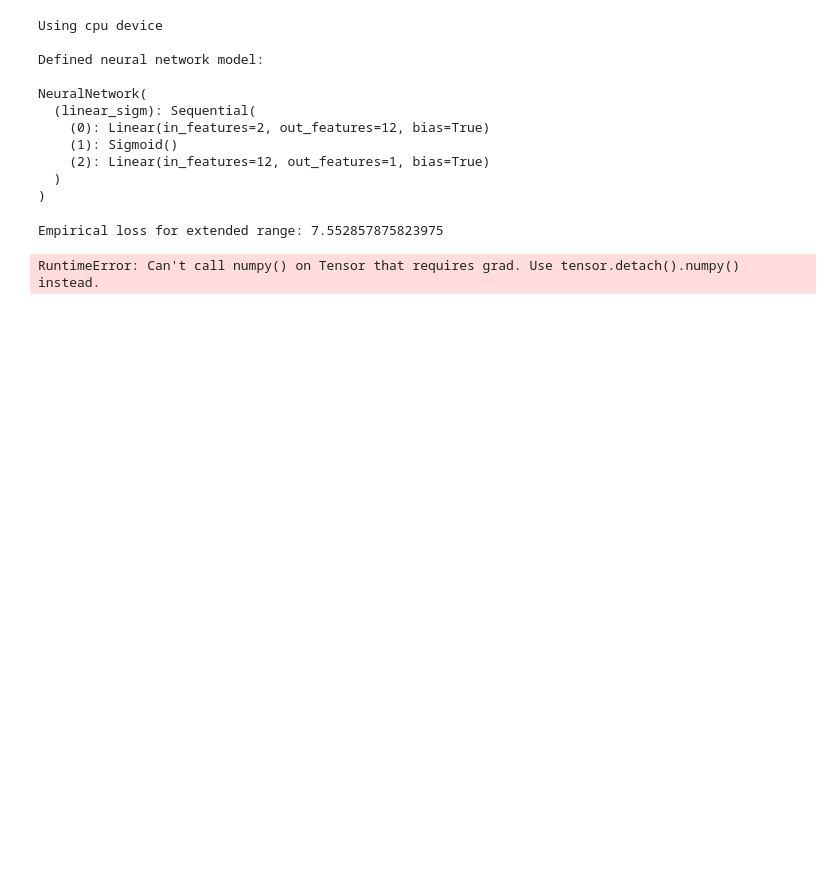
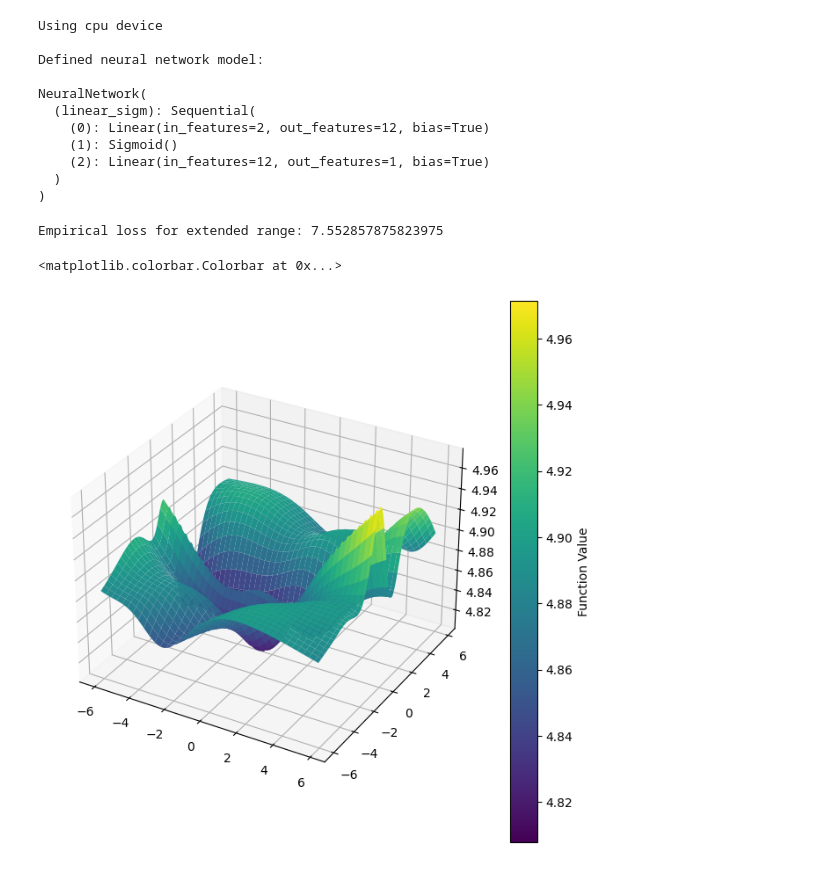
Before and after one commit to schmijul/introToML_TUD, a Jupyter notebook: ho1/eml2023-ha01-problem-03-pytorch.ipynb, the cells around one changed output. Cells and saved outputs as stored; diff of their text form; code cells hidden in the pictures; blank space fills up the shorter version.

```diff
--- a/ho1/eml2023-ha01-problem-03-pytorch.ipynb
+++ b/ho1/eml2023-ha01-problem-03-pytorch.ipynb
@@ -176,35 +176,36 @@ for t in progress_bar: #range(epochs):
 
 
 # Create a test dataset.
 ## To do: Define x1_test and x2_text as described in the problem set. [-6.0, -5.9, -5.8, ..., 5.9, 6.0].
 x1_test =  torch.arange(-6, 6, 0.1)
 x2_test =  torch.arange(-6, 6, 0.1)
 x1_grid_test, x2_grid_test = torch.meshgrid(x1_test, x2_test, indexing='ij') # For plotting
 
 x_test = torch.cartesian_prod(x1_test, x2_test).reshape(-1,2)
 y_test = funToApprox(x_test)
 
 x_test = x_test.to(device)
 yhat = model(x_test)
 
 ## To do: Caluclate the loss.
 
 loss_test = emp_loss(yhat,y_test).mean()
 
 print("\n")
 print(f'Empirical loss for extended range: {loss_test.item()}')
 
 # Plot the approximated function output.
 ## To do: Reshape yhat appropriately.
 # turn yhat to numpy array
-yhat = yhat.detach.numpy()
+yhat = yhat.detach().numpy().reshape(x1_grid_test.shape)
 fig2 = plt.figure(figsize=(8,8))
 ax = fig2.add_subplot(projection='3d')
 surf = ax.plot_surface(x1_grid_test, x2_grid_test, yhat, cmap='viridis')
 fig2.colorbar(surf, ax=ax, label='Function Value')
 # %% [output]
 Empirical loss for extended range: 7.552857875823975
-RuntimeError: Can't call numpy() on Tensor that requires grad. Use tensor.detach().numpy() instead.
+<matplotlib.colorbar.Colorbar at 0x...>
+[figure, added]
 # %%
 # Plot the loss to monitor the convergence.
 
```
Also changed, not shown: parts of 1 cell of this notebook, 1 other file.
